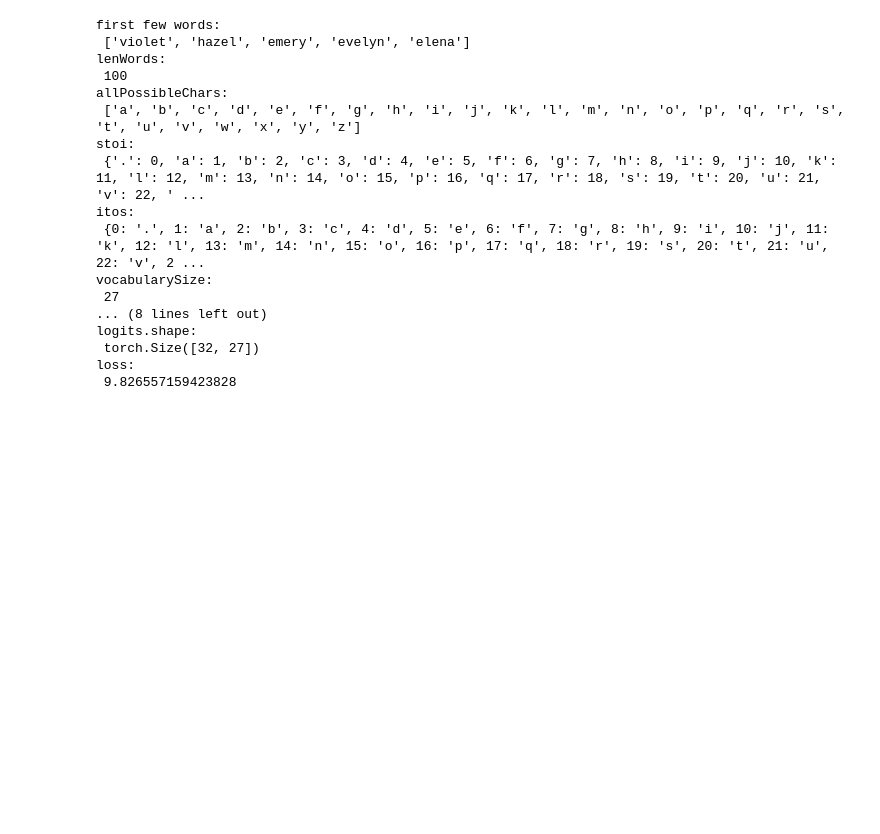
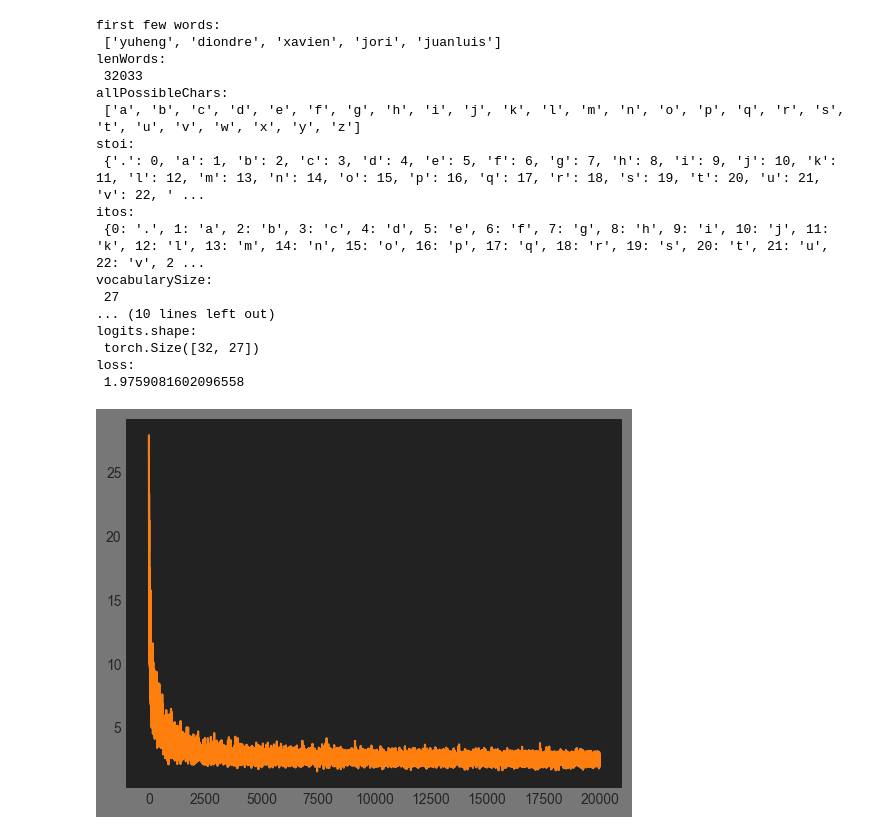
Before and after one commit to michal-minich/makemore-mm, a Jupyter notebook: my2.ipynb, the cells around one changed output. Drawn from its saved outputs; the diff is of its cells as text; code cells hidden in the pictures; blank space fills up the shorter version.

```diff
--- a/my2.ipynb
+++ b/my2.ipynb
@@ -63,15 +125,18 @@ def backwardPass(parameters: list[Tensor], loss: Tensor) -> None:
 # %%
 rndSeed = 42
-rndSeed2 = 2147483647
 contextSize = 3
 trRatio = 0.8
 devRatio = 0.9
 embeddingSize = 10 # the dimensionality of the character embedding vectors
 hiddenLayerSize = 200 # the number of neurons in the hidden layer of the MLP
-maxTrainingSteps = 20_0000
+maxTrainingSteps = 20_000
 trainingBatchSize = 32
+rndSeed2 = 2147483647
+g = torch.Generator().manual_seed(rndSeed2)
+gSampling = torch.Generator().manual_seed(rndSeed2 + 10)
 
-words = readFileSplitByLine('names.txt')[:100]
+
+words = readFileSplitByLine('names.txt')[:100000]
 random.seed(rndSeed)
 random.shuffle(words)
 print('first few words:\n', words[:5])
@@ -105,53 +170,48 @@ tstX, tstY = buildDataSet(tstWords, contextSize, stoi, itos)
 
 print('lenTrain, lenDev, lenTest:\n', lenTrain, lenDev, lenTest)
 
-parameters = makeNetwork(rndSeed2, vocabularySize, embeddingSize, contextSize, hiddenLayerSize)
-C, W1, b1, W2, b2 = parameters
-print('parametersCount:\n', sum(p.nelement() for p in parameters))
+np = makeNetwork(g, vocabularySize, embeddingSize, contextSize, hiddenLayerSize)
+print('parametersCount:\n', sum(p.nelement() for p in np.all))
 
 lre = torch.linspace(-3, 0, 1000)
 lrs = 10**lre
 lri = []
 lossi = []
 stepi = []
+fr: ForwardPassResult = ForwardPassResult()
 
-def forwardPass() -> Tensor:
-  emb = C[trX[ix]]
-  h = torch.tanh(emb.view(-1, embeddingSize * contextSize) @ W1 + b1)
-  logits = h @ W2 + b2
-  loss = F.cross_entropy(logits, trY[ix])
-  #if loss.item() % trainingBatchSize:
-  #  print(loss.item())
-  return loss
+for i in range(maxTrainingSteps):
 
-for i in range(trainingBatchSize):
+  # mini-batch construct
+  ix = torch.randint(0, trX.shape[0], (trainingBatchSize,), generator=g)
 
-  # minibatch construct
-  ix = torch.randint(0, trX.shape[0], (trainingBatchSize,))
+  fr = forwardPass(np, trX, ix, embeddingSize, contextSize, trY)
 
-  loss = forwardPass()
-  backwardPass(list(parameters), loss)
+  if (i == 0):
+    print('intial loss:\n', fr.loss.item());
+
+  #if i % 1_000 == 0:
+  #    print(fr.loss.item())
+
+  backwardPass(np.all, fr.loss)
 
   # update
-  #lr = lrs[i]
-  lr = 0.1 if i < 100000 else 0.01
-  for p in parameters:
-    p.data += -lr * p.grad
+  updateNet(np.all, i)
 
   # track stats
   #lri.append(lre[i])
   stepi.append(i)
-  lossi.append(loss.log10().item())
+  lossi.append(fr.loss.item())
 
-print('emb.shape:\n', emb.shape)
-print('h.shape:\n', h.shape)
-print('logits.shape:\n', logits.shape);
-print('loss:\n', loss.item());
+print('emb.shape:\n', fr.emb.shape)
+print('h.shape:\n', fr.h.shape)
+print('logits.shape:\n', fr.logits.shape);
+print('loss:\n', fr.loss.item());
 # %% [output]
 first few words:
- ['violet', 'hazel', 'emery', 'evelyn', 'elena']
+ ['yuheng', 'diondre', 'xavien', 'jori', 'juanluis']
 lenWords:
- 100
+ 32033
 allPossibleChars:
  ['a', 'b', 'c', 'd', 'e', 'f', 'g', 'h', 'i', 'j', 'k', 'l', 'm', 'n', 'o', 'p', 'q', 'r', 's', 't', 'u', 'v', 'w', 'x', 'y', 'z']
 stoi:
@@ -160,8 +220,17 @@ itos:
  {0: '.', 1: 'a', 2: 'b', 3: 'c', 4: 'd', 5: 'e', 6: 'f', 7: 'g', 8: 'h', 9: 'i', 10: 'j', 11: 'k', 12: 'l', 13: 'm', 14: 'n', 15: 'o', 16: 'p', 17: 'q', 18: 'r', 19: 's', 20: 't', 21: 'u', 22: 'v', 2 ...
 vocabularySize:
  27
-... (8 lines left out)
+... (10 lines left out)
 logits.shape:
  torch.Size([32, 27])
 loss:
- 9.826557159423828
+ 1.9759081602096558
+# %%
+fig, ax = plt.subplots()
+fig.set_facecolor('#777777')
+ax.set_facecolor('#222222')
+ax.plot(stepi, lossi)
+ax.plot(stepi, lossi)
+plt.show()
+# %% [output]
+[figure, added]
```
Also changed, not shown: parts of 4 cells of this notebook.
